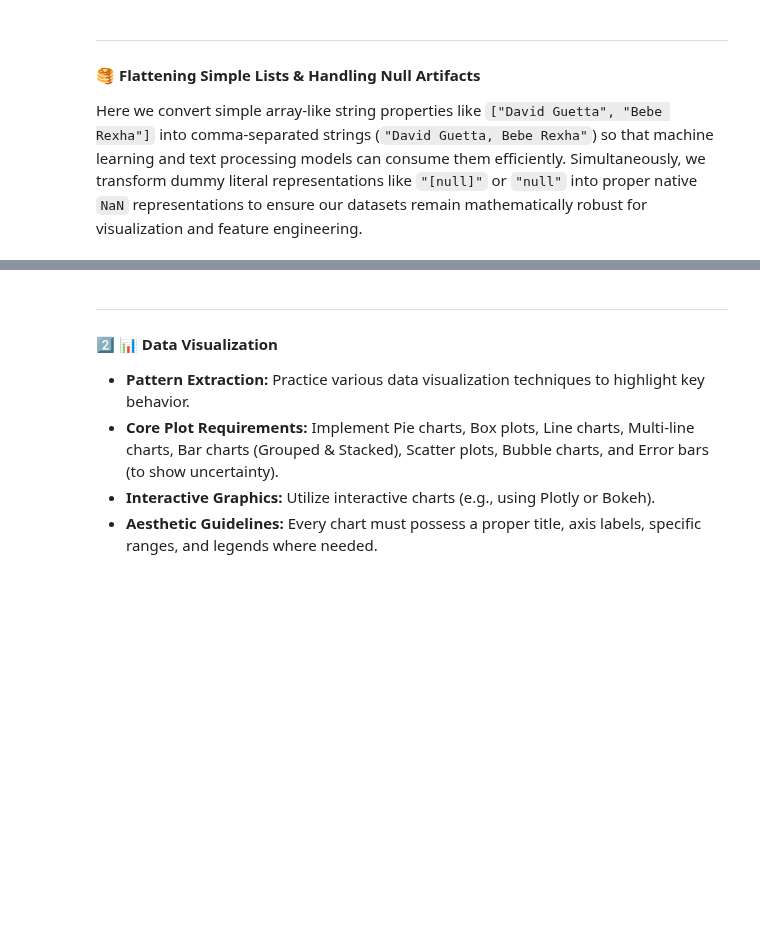
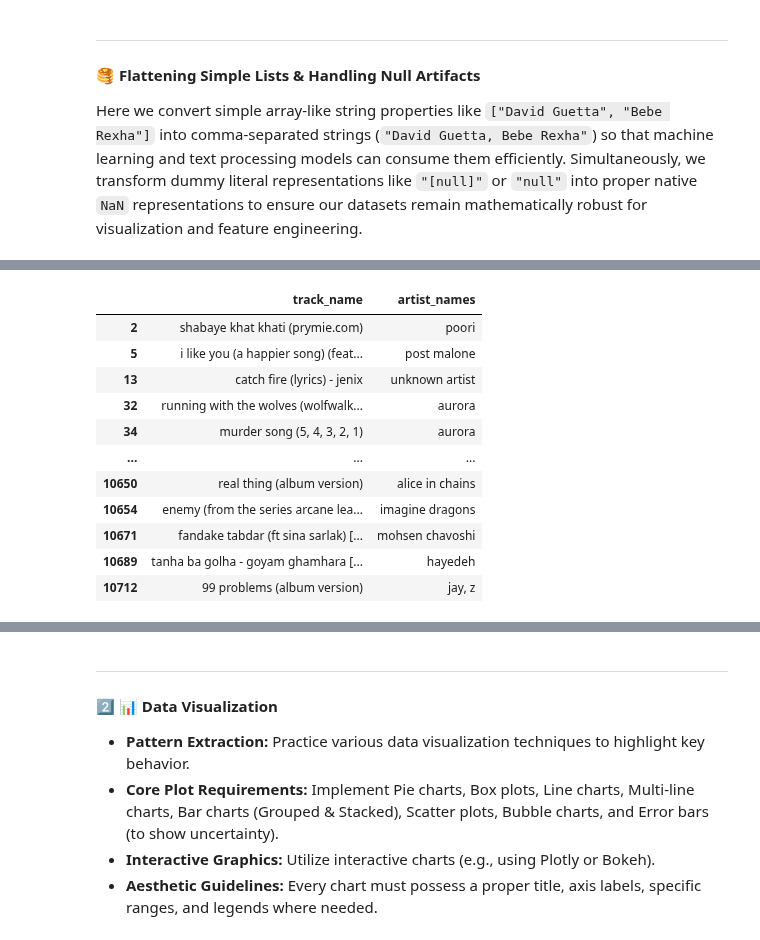
Before and after one commit to MaximumAsp66915/Applied_Data_Science_Course, a Jupyter notebook: ADS_A01/notebooks/01_Main_Analysis.ipynb, the cells around one changed output, grey strips where cells are left out. Cells and saved outputs as stored; diff of their text form; code cells hidden in the pictures; blank space fills up the shorter version.

```diff
--- a/ADS_A01/notebooks/01_Main_Analysis.ipynb
+++ b/ADS_A01/notebooks/01_Main_Analysis.ipynb
@@ -469,0 +428,76 @@ display(df_users_simplified.head(15))
+# %%
+import re
+
+def extract_and_clean_names(df_tracks, df_artists):
+    """
+    Uses Pandas vectorized string operations to find and remove unwanted text
+    patterns or characters from track and artist names.
+    """
+    t_df = df_tracks.copy()
+    a_df = df_artists.copy()
+
+    # Regex definitions for URLs and illegal characters
+    link_pat = r'(?i)(?:https?://)?(?:www\.)?[a-zA-Z0-9-]+\.(?:com|ir|org|net|info|me)[^\s]*'
+    ill_char_pat = r'•|►|-|_|©|™|~|♫| |🆔|=|🎧'
+
+    # 1. View strange patterns (e.g. matching anything in parenthesis, brackets or bullet points)
+    print("--- 🧐 Sample dirty patterns in Tracks (e.g., promotional sites) ---")
+    dirty_tracks = t_df[t_df['track_name'].str.contains(r'(?i)\(\s*(?!(?:feat|ft|remaster|remix|live|remastered|blue)\b).*?\)|\[.*?\]|•', na=False, regex=True)]
+    display(dirty_tracks[['track_name', 'artist_names']])
+
+    # 2. Tracks Cleaning
+    # Convert [feat/ft ...] to (feat/ft ...)
+    t_df['track_name'] = t_df['track_name'].str.replace(r'(?i)\[(\s*(?:feat|ft|remaster|remix|live|remastered|blue)\b.*?)\]', r'(\1)', regex=True)
+    # Remove text in parentheses/brackets but preserve (feat/ft ...)
+    t_df['track_name'] = t_df['track_name'].str.replace(r'(?i)\(\s*(?!(?:feat|ft|remaster|remix|live|remastered|blue)\b).*?\)|\[.*?\]', '', regex=True)
+    # Remove URLs/Links
+    t_df['track_name'] = t_df['track_name'].str.replace(link_pat, ' ', regex=True)
+    # Remove weird characters
+    t_df['track_name'] = t_df['track_name'].str.replace(ill_char_pat, ' ', regex=True)
+    # Strip double spaces created from the removal
+    t_df['track_name'] = t_df['track_name'].str.replace(r'\s+', ' ', regex=True).str.strip()
+    # Replace empty tracks that got completely stripped with 'unknown'
+    t_df.loc[t_df['track_name'] == '', 'track_name'] = 'unknown'
+
+    # 3. Artists Cleaning
+    # Artist names sometimes have promotional garbage like @username or •
+    print("\n--- 🧐 Sample dirty patterns in Artists (e.g., social tags) ---")
+    dirty_artists = a_df[a_df['artist_name'].str.contains(r'[@•\(\)]', na=False, regex=True)]
+    display(dirty_artists[['artist_name']])
+
+    # Clean artists: remove anything after @ (often an instagram tag) and URLs
+    a_df['artist_name'] = a_df['artist_name'].str.replace(r'@\S+', '', regex=True)
+    a_df['artist_name'] = a_df['artist_name'].str.replace(link_pat, ' ', regex=True)
+    a_df['artist_name'] = a_df['artist_name'].str.replace(r'\(|\)|\[|\]', '', regex=True)
+    a_df['artist_name'] = a_df['artist_name'].str.replace(ill_char_pat, ' ', regex=True)
+    a_df['artist_name'] = a_df['artist_name'].str.replace(r'\s+', ' ', regex=True).str.strip()
+    # Replace totally vanished artists with 'unknown' to keep counts valid
+    a_df.loc[a_df['artist_name'] == '', 'artist_name'] = 'unknown'
+
+    # Update relational columns as well to keep them perfectly synced
+    if 'artist_names' in t_df.columns:
+        t_df['artist_names'] = t_df['artist_names'].str.replace(r'@\S+', '', regex=True)
+        t_df['artist_names'] = t_df['artist_names'].str.replace(link_pat, ' ', regex=True)
+        t_df['artist_names'] = t_df['artist_names'].str.replace(r'\(|\)|\[|\]', '', regex=True)
+        t_df['artist_names'] = t_df['artist_names'].str.replace(ill_char_pat, ' ', regex=True)
+
+        def fix_missing_artists(val):
+            if pd.isna(val): return val
+            # Split comma list and map any newly empty items to "unknown"
+            parts = [p.strip() if p.strip() else 'unknown' for p in str(val).split(',')]
+            return ', '.join(parts)
+
+        t_df['artist_names'] = t_df['artist_names'].apply(fix_missing_artists)
+
+    return t_df, a_df
+
+# Apply the Pandas vectorization tool
+df_tracks_final, df_artists_final = extract_and_clean_names(df_tracks_normalized, df_artists_normalized)
+
+print("\n✅ Name formats cleaned using fast Pandas Operations!")
+print("🎵 Cleaned Tracks Preview:")
+display(df_tracks_final[['track_name', 'artist_names']])
+
+print("\n🎤 Cleaned Artists Preview:")
+display(df_artists_final[['artist_name']])
+# %% [output]
@@ -469,0 +505,12 @@ display(df_users_simplified.head(15))
+|  | track_name | artist_names |
+| 2 | shabaye khat khati (prymie.com) | poori |
+| 5 | i like you (a happier song) (feat... | post malone |
+| 13 | catch fire (lyrics) - jenix | unknown artist |
+| 32 | running with the wolves (wolfwalk... | aurora |
+| 34 | murder song (5, 4, 3, 2, 1) | aurora |
+| ... | ... | ... |
+| 10650 | real thing (album version) | alice in chains |
+| 10654 | enemy (from the series arcane lea... | imagine dragons |
+| 10671 | fandake tabdar (ft sina sarlak) [... | mohsen chavoshi |
+| 10689 | tanha ba golha - goyam ghamhara [... | hayedeh |
+| 10712 | 99 problems (album version) | jay, z |
```
Also changed, not shown: parts of 8 cells of this notebook, 1 other file.
